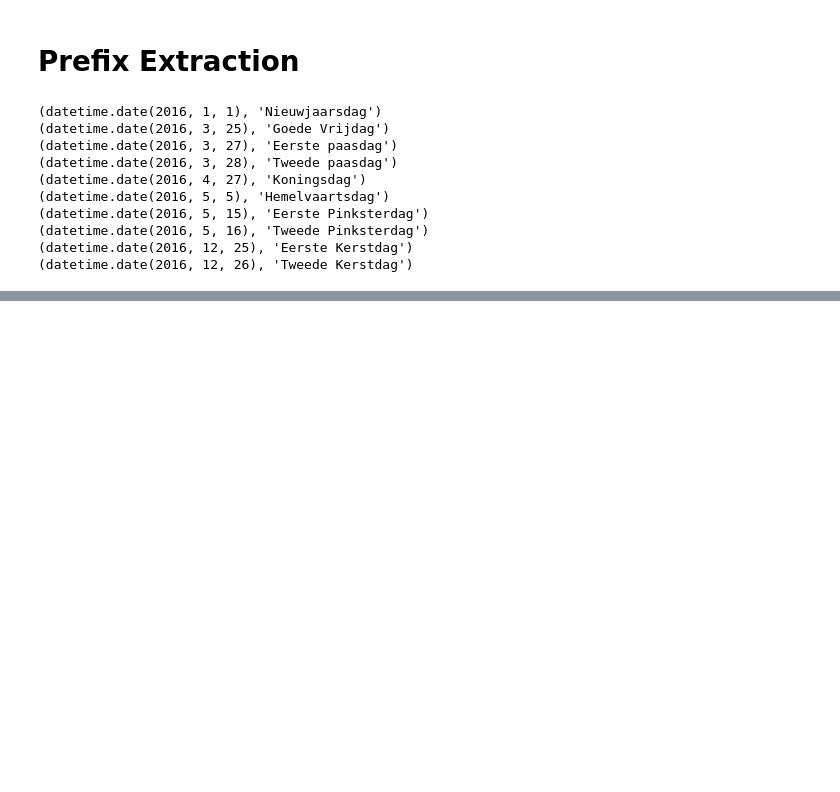
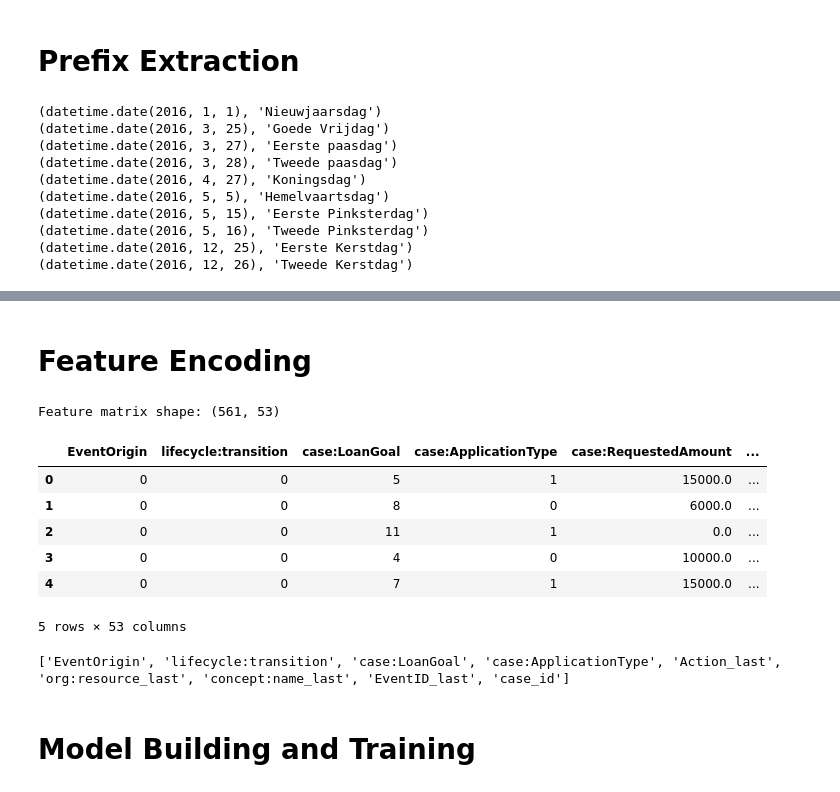
Before and after one commit to samuellukaswidmer/Bachelors-Thesis, a Jupyter notebook: predictive_monitoring_bpic17.ipynb, the cells around one changed output, grey strips where cells are left out. Saved outputs shown, nothing was run; the diff lists cells and outputs as text; code cells hidden in the pictures; blank space fills up the shorter version.

```diff
--- a/predictive_monitoring_bpic17.ipynb
+++ b/predictive_monitoring_bpic17.ipynb
@@ -189,0 +224,41 @@ IndexError: single positional indexer is out-of-bounds
+# %% [markdown]
+# Feature Encoding
+# %%
+from sklearn.preprocessing import LabelEncoder
+
+# Separate features and target
+feature_cols = [col for col in prefix_log.columns
+                if col not in ['case:concept:name', 'target']]
+
+X = prefix_log[feature_cols].copy()
+y = prefix_log['target']
+
+# Detect and label encode categorical columns
+categorical_cols = [col for col in X.columns if X[col].dtype == 'object']
+label_encoders = {}
+for col in categorical_cols:
+    le = LabelEncoder()
+    X[col] = le.fit_transform(X[col].astype(str))
+    label_encoders[col] = le
+
+# Convert everything to numeric and fill NaN with medians
+X = X.apply(pd.to_numeric, errors='coerce')
+X = X.fillna(X.median())
+
+print(f"Feature matrix shape: {X.shape}")
+display(X.head())
+# %% [output]
+Feature matrix shape: (561, 53)
+|  | EventOrigin | lifecycle:transition | case:LoanGoal | case:ApplicationType | case:RequestedAmount | ... |
+| 0 | 0 | 0 | 5 | 1 | 15000.0 | ... |
+| 1 | 0 | 0 | 8 | 0 | 6000.0 | ... |
+| 2 | 0 | 0 | 11 | 1 | 0.0 | ... |
+| 3 | 0 | 0 | 4 | 0 | 10000.0 | ... |
+| 4 | 0 | 0 | 7 | 1 | 15000.0 | ... |
+5 rows × 53 columns
+# %%
+print(categorical_cols)
+# %% [output]
+['EventOrigin', 'lifecycle:transition', 'case:LoanGoal', 'case:ApplicationType', 'Action_last', 'org:resource_last', 'concept:name_last', 'EventID_last', 'case_id']
+# %% [markdown]
+# Model Building and Training
```
Also changed, not shown: parts of 18 cells of this notebook, 14 other files.
